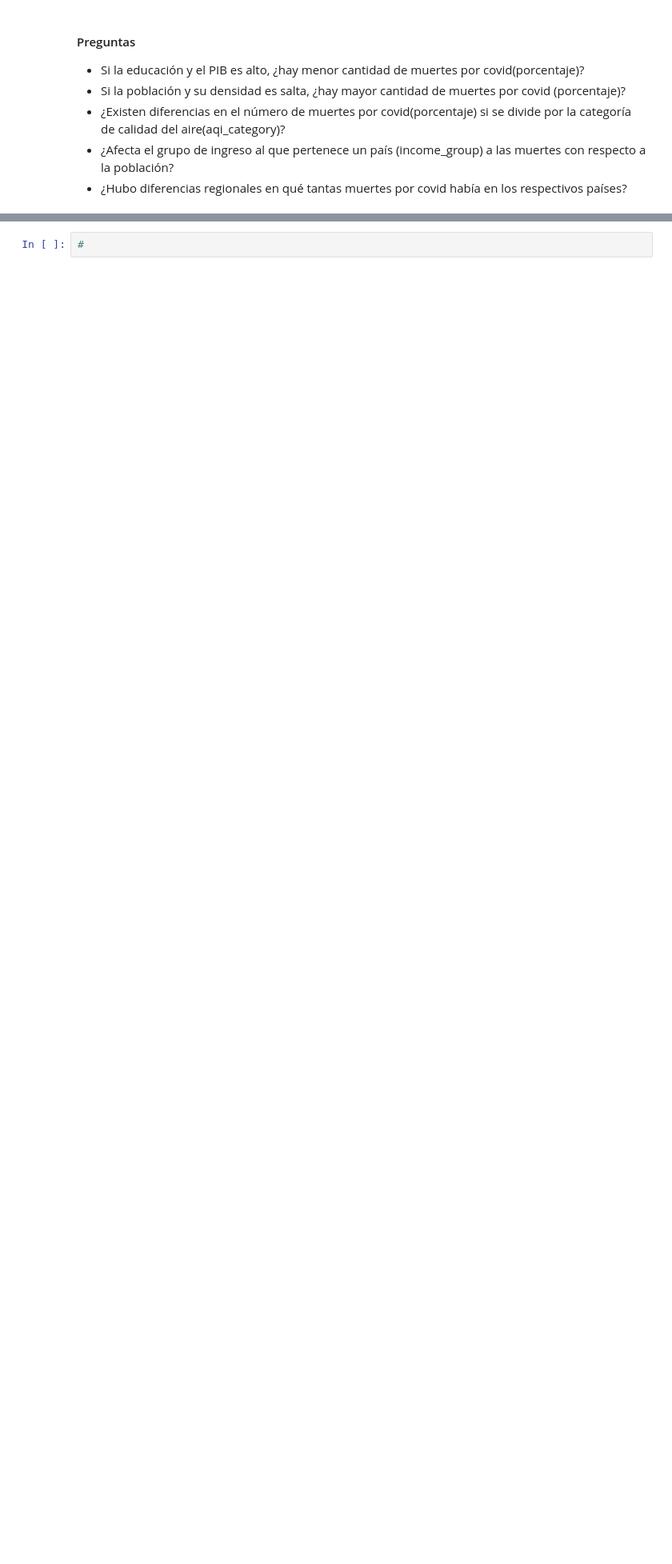
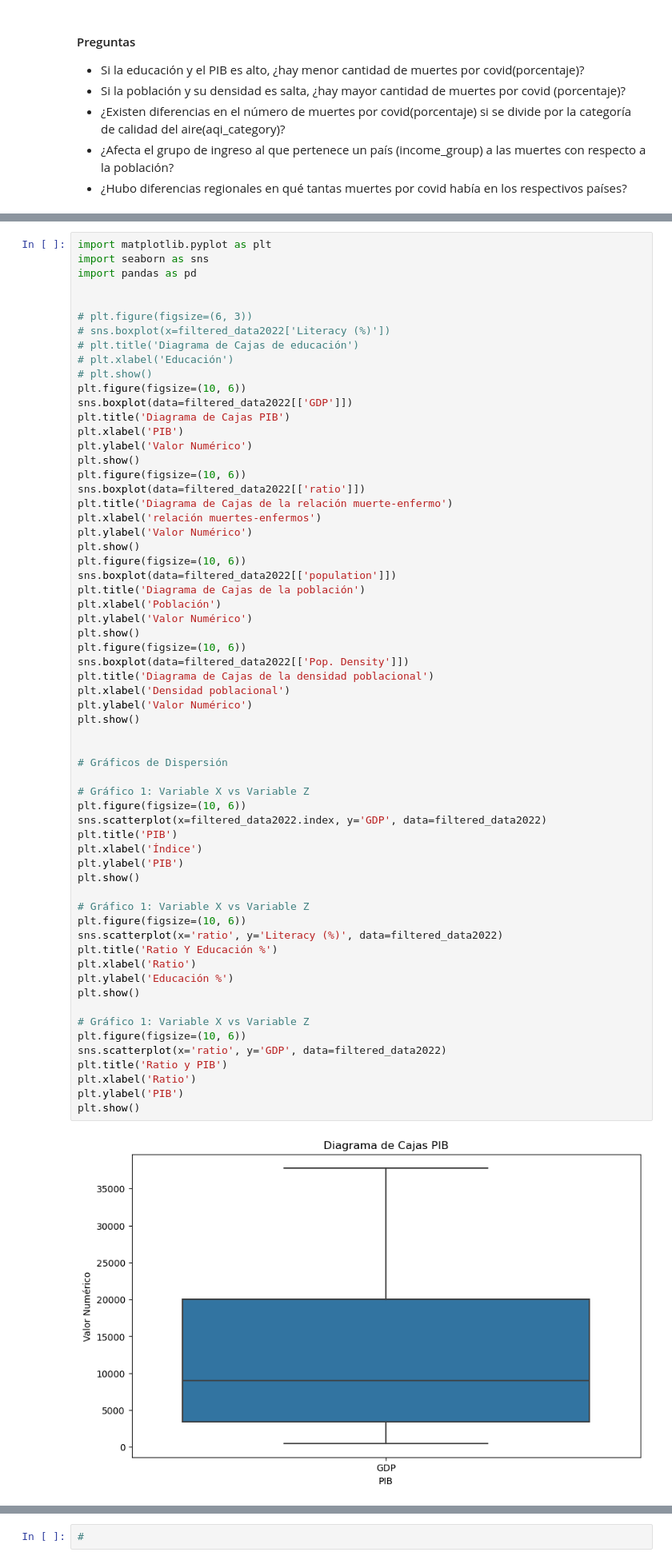
Before and after one commit to czuniga28/Proyecto_Proba, a Jupyter notebook: avance02/entrega_2.ipynb, the cells around one changed output, grey strips where cells are left out. Shown at 80% size. Saved outputs shown, nothing was run; the diff lists cells and outputs as text; blank space fills up the shorter version.

```diff
--- a/avance02/entrega_2.ipynb
+++ b/avance02/entrega_2.ipynb
@@ -193,0 +213,64 @@ relacionen con alguna pregunta).
+# %%
+import matplotlib.pyplot as plt
+import seaborn as sns
+import pandas as pd
+
+
+# plt.figure(figsize=(6, 3))
+# sns.boxplot(x=filtered_data2022['Literacy (%)'])
+# plt.title('Diagrama de Cajas de educación')
+# plt.xlabel('Educación')
+# plt.show()
+plt.figure(figsize=(10, 6))
+sns.boxplot(data=filtered_data2022[['GDP']])
+plt.title('Diagrama de Cajas PIB')
+plt.xlabel('PIB')
+plt.ylabel('Valor Numérico')
+plt.show()
+plt.figure(figsize=(10, 6))
+sns.boxplot(data=filtered_data2022[['ratio']])
+plt.title('Diagrama de Cajas de la relación muerte-enfermo')
+plt.xlabel('relación muertes-enfermos')
+plt.ylabel('Valor Numérico')
+plt.show()
+plt.figure(figsize=(10, 6))
+sns.boxplot(data=filtered_data2022[['population']])
+plt.title('Diagrama de Cajas de la población')
+plt.xlabel('Población')
+plt.ylabel('Valor Numérico')
+plt.show()
+plt.figure(figsize=(10, 6))
+sns.boxplot(data=filtered_data2022[['Pop. Density']])
+plt.title('Diagrama de Cajas de la densidad poblacional')
+plt.xlabel('Densidad poblacional')
+plt.ylabel('Valor Numérico')
+plt.show()
+
+
+# Gráficos de Dispersión
+
+# Gráfico 1: Variable X vs Variable Z
+plt.figure(figsize=(10, 6))
+sns.scatterplot(x=filtered_data2022.index, y='GDP', data=filtered_data2022)
+plt.title('PIB')
+plt.xlabel('Índice')
+plt.ylabel('PIB')
+plt.show()
+
+# Gráfico 1: Variable X vs Variable Z
+plt.figure(figsize=(10, 6))
+sns.scatterplot(x='ratio', y='Literacy (%)', data=filtered_data2022)
+plt.title('Ratio Y Educación %')
+plt.xlabel('Ratio')
+plt.ylabel('Educación %')
+plt.show()
+
+# Gráfico 1: Variable X vs Variable Z
+plt.figure(figsize=(10, 6))
+sns.scatterplot(x='ratio', y='GDP', data=filtered_data2022)
+plt.title('Ratio y PIB')
+plt.xlabel('Ratio')
+plt.ylabel('PIB')
+plt.show()
+# %% [output]
+[figure, added]
```
Also changed, not shown: parts of 5 cells of this notebook.
